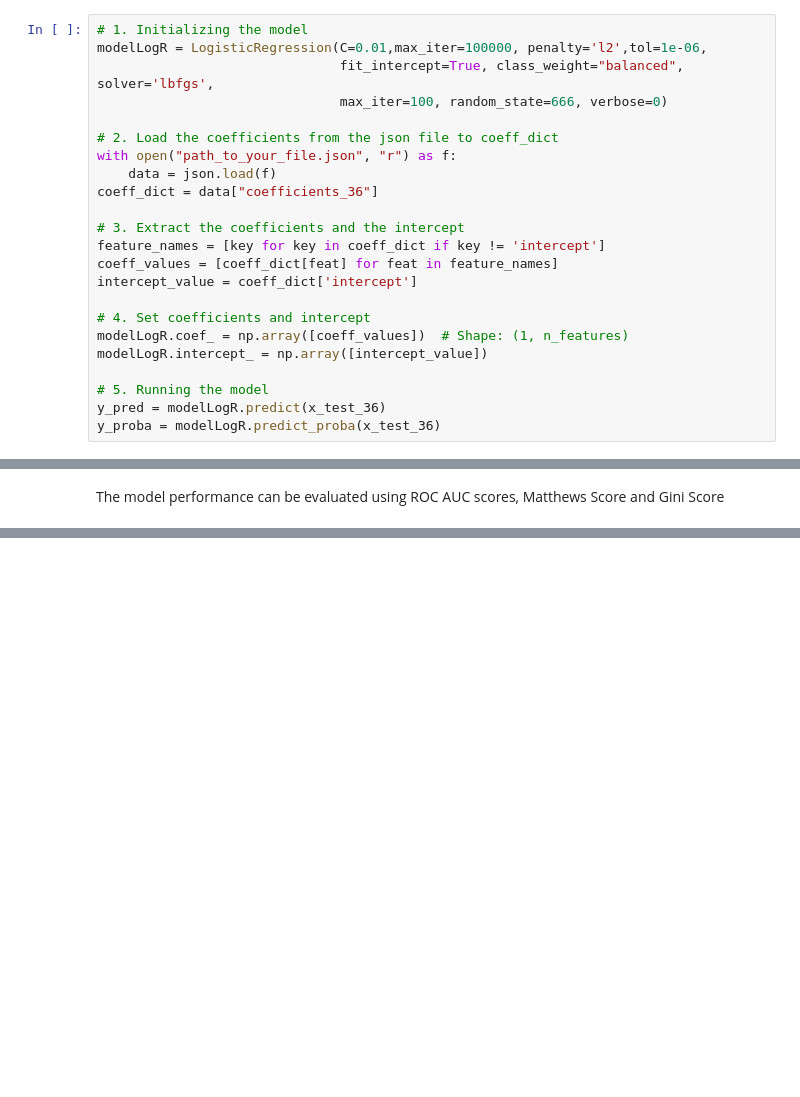
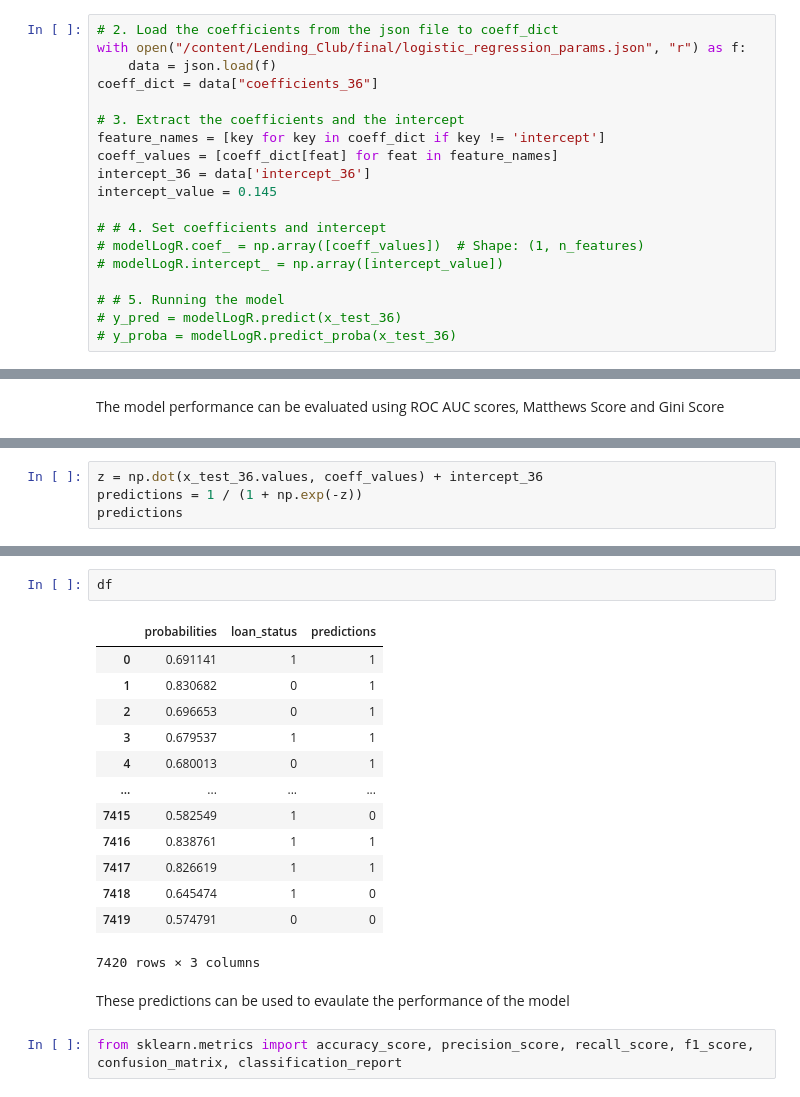
Before and after one commit to finexian/fiola, a Jupyter notebook: Model.ipynb, the cells around one changed output, grey strips where cells are left out. Cells and saved outputs as stored; diff of their text form; blank space fills up the shorter version.

Commit message:
model

```diff
--- a/Model.ipynb
+++ b/Model.ipynb
@@ -13,23 +14,19 @@ x_test_36 = pd.read_csv("path_to_your_file")
 # %%
-# 1. Initializing the model
-modelLogR = LogisticRegression(C=0.01,max_iter=100000, penalty='l2',tol=1e-06,
-                               fit_intercept=True, class_weight="balanced", solver='lbfgs',
-                               max_iter=100, random_state=666, verbose=0)
-
 # 2. Load the coefficients from the json file to coeff_dict
-with open("path_to_your_file.json", "r") as f:
+with open("/content/Lending_Club/final/logistic_regression_params.json", "r") as f:
     data = json.load(f)
 coeff_dict = data["coefficients_36"]
 
 # 3. Extract the coefficients and the intercept
 feature_names = [key for key in coeff_dict if key != 'intercept']
 coeff_values = [coeff_dict[feat] for feat in feature_names]
-intercept_value = coeff_dict['intercept']
+intercept_36 = data['intercept_36']
+intercept_value = 0.145
 
-# 4. Set coefficients and intercept
-modelLogR.coef_ = np.array([coeff_values])  # Shape: (1, n_features)
-modelLogR.intercept_ = np.array([intercept_value])
+# # 4. Set coefficients and intercept
+# modelLogR.coef_ = np.array([coeff_values])  # Shape: (1, n_features)
+# modelLogR.intercept_ = np.array([intercept_value])
 
-# 5. Running the model
-y_pred = modelLogR.predict(x_test_36)
-y_proba = modelLogR.predict_proba(x_test_36)
+# # 5. Running the model
+# y_pred = modelLogR.predict(x_test_36)
+# y_proba = modelLogR.predict_proba(x_test_36)
@@ -37,0 +57,4 @@ The model performance can be evaluated using ROC AUC scores, Matthews Score and
+# %%
+z = np.dot(x_test_36.values, coeff_values) + intercept_36
+predictions = 1 / (1 + np.exp(-z))
+predictions
@@ -37,0 +84,20 @@ The model performance can be evaluated using ROC AUC scores, Matthews Score and
+# %%
+df
+# %% [output]
+|  | probabilities | loan_status | predictions |
+| 0 | 0.691141 | 1 | 1 |
+| 1 | 0.830682 | 0 | 1 |
+| 2 | 0.696653 | 0 | 1 |
+| 3 | 0.679537 | 1 | 1 |
+| 4 | 0.680013 | 0 | 1 |
+| ... | ... | ... | ... |
+| 7415 | 0.582549 | 1 | 0 |
+| 7416 | 0.838761 | 1 | 1 |
+| 7417 | 0.826619 | 1 | 1 |
+| 7418 | 0.645474 | 1 | 0 |
+| 7419 | 0.574791 | 0 | 0 |
+7420 rows × 3 columns
+# %% [markdown]
+These predictions can be used to evaulate the performance of the model
+# %%
+from sklearn.metrics import accuracy_score, precision_score, recall_score, f1_score, confusion_matrix, classification_report
```
Also changed, not shown: parts of 13 cells of this notebook.
